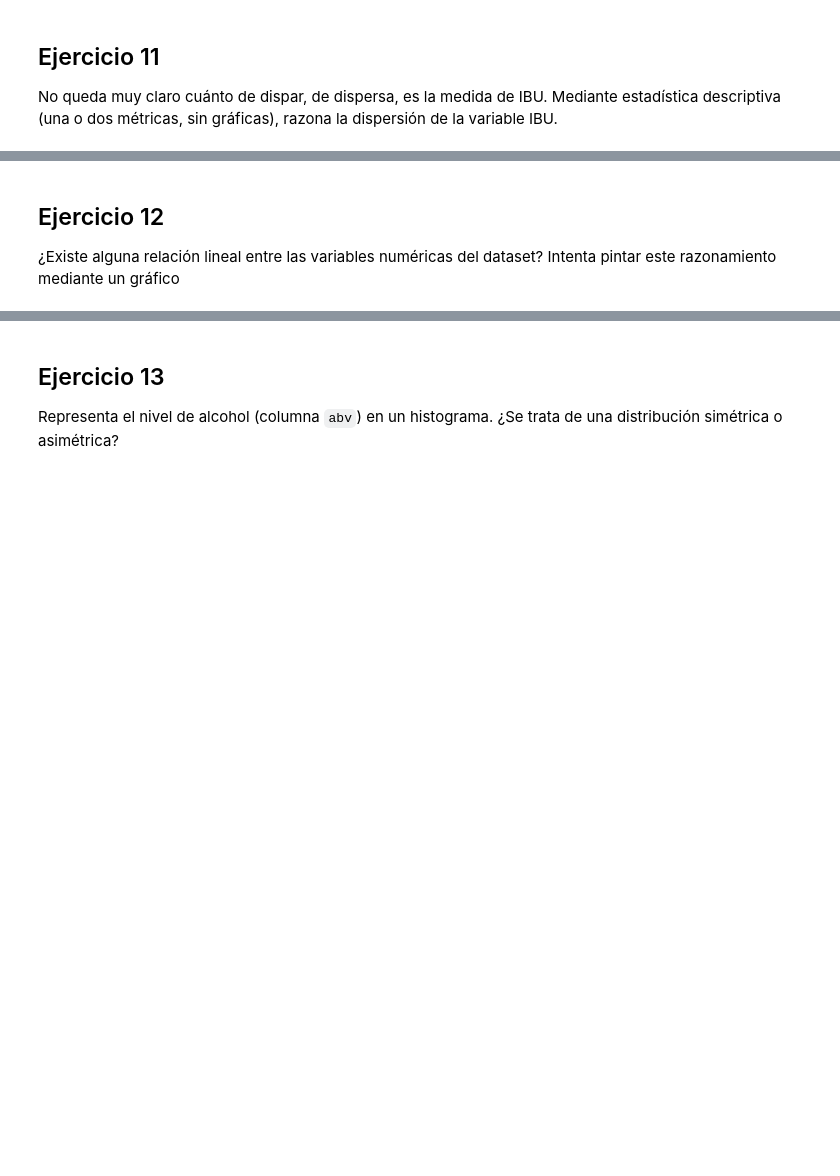
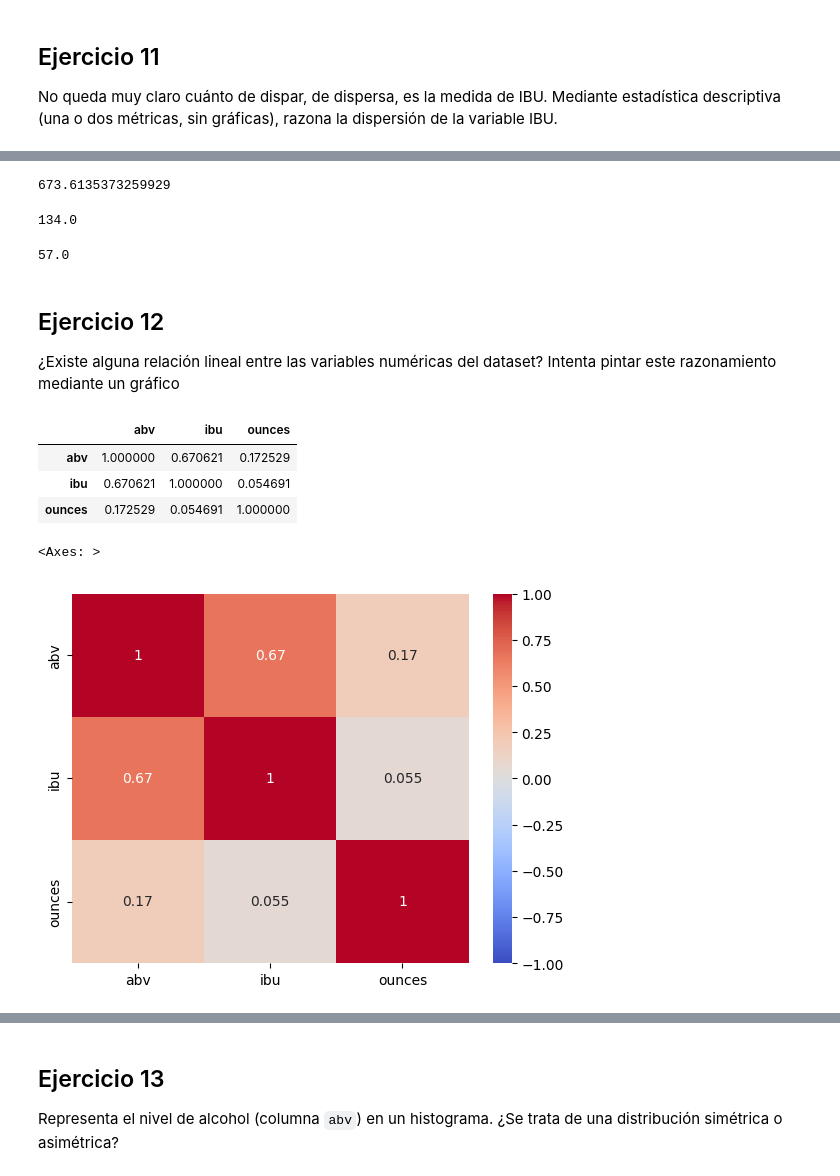
Before and after one commit to MNievas12/2409_dsft_thebridge, a Jupyter notebook: 2-Data_analysis/2-Pandas/Practica/6-Beers/birras_repaso.ipynb, the cells around one changed output, grey strips where cells are left out. Cells and saved outputs as stored; diff of their text form; code cells hidden in the pictures; blank space fills up the shorter version.

```diff
--- a/2-Data_analysis/2-Pandas/Practica/6-Beers/birras_repaso.ipynb
+++ b/2-Data_analysis/2-Pandas/Practica/6-Beers/birras_repaso.ipynb
@@ -44,0 +555,3 @@ El amargor de las cervezas se mide por su nivel de IBUs.
+# %%
+df_beer = df_beer.merge(median_ibu_styles, left_on="style", right_index=True, how="left")
+df_beer
@@ -44,0 +590,3 @@ El amargor de las cervezas se mide por su nivel de IBUs.
+# %%
+df_beer['ibu_imp'] = np.where(df_beer['ibu_x'].isnull(), df_beer['ibu_y'], df_beer['ibu_x'])
+df_beer
@@ -44,0 +607,2 @@ El amargor de las cervezas se mide por su nivel de IBUs.
+# %%
+df_beer['ibu_imp'].fillna(df_beer['ibu_imp'].median(), inplace=True)
@@ -45,3 +640,5 @@ El amargor de las cervezas se mide por su nivel de IBUs.
 # %% [markdown]
 ## Ejercicio 11
 No queda muy claro cuánto de dispar, de dispersa, es la medida de IBU. Mediante estadística descriptiva (una o dos métricas, sin gráficas), razona la dispersión de la variable IBU.
+# %%
+df_beer.rename(columns={"ibu_x":'ibu'}, inplace=True)
@@ -48,3 +649,29 @@ No queda muy claro cuánto de dispar, de dispersa, es la medida de IBU. Mediante
+# %%
+df_beer['ibu'].var()
+# %% [output]
+673.6135373259929
+# %%
+df_beer['ibu'].max() - df_beer['ibu'].min()
+# %% [output]
+134.0
+# %%
+np.percentile(df_beer['ibu_imp'],90) - np.percentile(df_beer['ibu_imp'],10)
+# %% [output]
+57.0
 # %% [markdown]
 ## Ejercicio 12
 ¿Existe alguna relación lineal entre las variables numéricas del dataset? Intenta pintar este razonamiento mediante un gráfico
+# %%
+df_beer[['abv','ibu','ounces']].corr()
+# %% [output]
+|  | abv | ibu | ounces |
+| abv | 1.000000 | 0.670621 | 0.172529 |
+| ibu | 0.670621 | 1.000000 | 0.054691 |
+| ounces | 0.172529 | 0.054691 | 1.000000 |
+# %%
+import seaborn as sns
+
+sns.heatmap(df_beer[['abv','ibu','ounces']].corr(), annot=True, vmin=-1, vmax=1, cmap="coolwarm")
+# %% [output]
+<Axes: >
+[figure, added]
```
Also changed, not shown: parts of 105 cells of this notebook.
